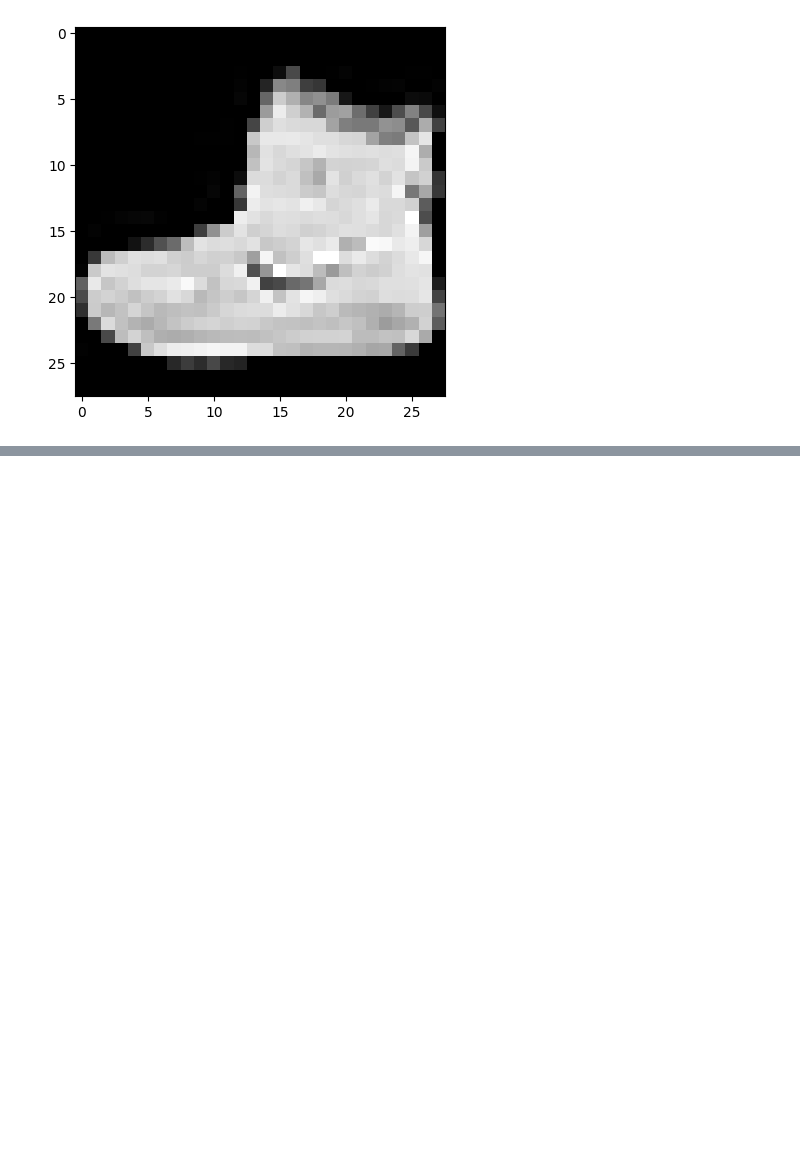
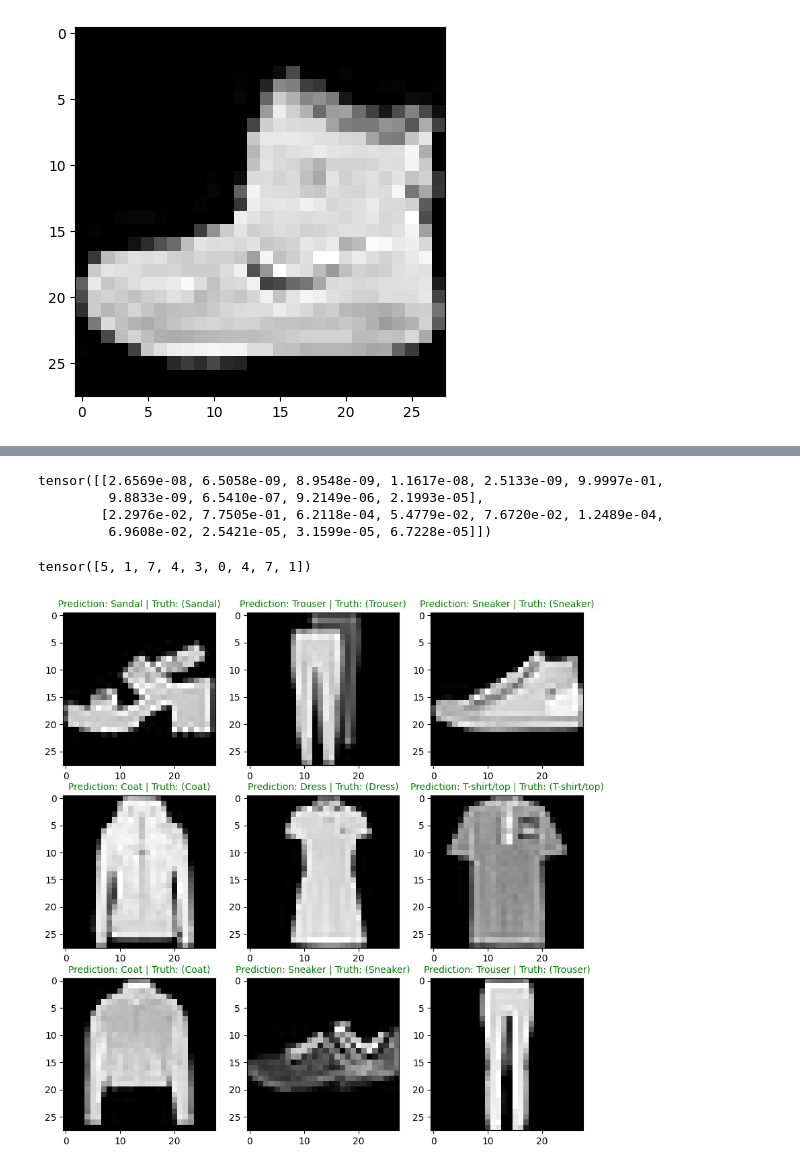
Before and after one commit to lherbbb/LearningPyTorch_1, a Jupyter notebook: Chapter 3 - Computer Vision.ipynb, the cells around one changed output, grey strips where cells are left out. Cells and saved outputs as stored; diff of their text form; code cells hidden in the pictures; blank space fills up the shorter version.

```diff
--- a/Chapter 3 - Computer Vision.ipynb
+++ b/Chapter 3 - Computer Vision.ipynb
@@ -744,0 +795,6 @@ plt.imshow(image.squeeze(), cmap='gray')
+# %%
+# Setup loss func, eval metrics, and optimizer
+from helper_functions import accuracy_fn
+
+optimizer = torch.optim.SGD(params=model_2.parameters(), lr=0.1)
+loss_fn = nn.CrossEntropyLoss()
@@ -744,0 +958,43 @@ plt.imshow(image.squeeze(), cmap='gray')
+# %%
+# Make predictions
+pred_probs = make_predictions(model=model_2,
+                              data=test_samples,
+                              device='cpu')
+pred_probs[:2]
+# %% [output]
+tensor([[2.6569e-08, 6.5058e-09, 8.9548e-09, 1.1617e-08, 2.5133e-09, 9.9997e-01,
+         9.8833e-09, 6.5410e-07, 9.2149e-06, 2.1993e-05],
+        [2.2976e-02, 7.7505e-01, 6.2118e-04, 5.4779e-02, 7.6720e-02, 1.2489e-04,
+         6.9608e-02, 2.5421e-05, 3.1599e-05, 6.7228e-05]])
+# %%
+# Convert prediction probabilties to labels
+pred_classes = pred_probs.argmax(dim=1)
+pred_classes
+# %% [output]
+tensor([5, 1, 7, 4, 3, 0, 4, 7, 1])
+# %%
+# Plot predictions
+plt.figure(figsize=(10, 10))
+nrows, ncols = 3, 3
+for i, sample in enumerate(test_samples):
+    # Create subplots
+    plt.subplot(nrows, ncols, i + 1)
+
+    # Plot the target image
+    plt.imshow(sample.squeeze(), cmap='gray')
+
+    # Find the prediction in text form
+    pred_label = class_names[pred_classes[i]]
+    # Get truth label in text form
+    truth_label = class_names[test_labels[i]]
+
+    # Create title
+    title_text = f"Prediction: {pred_label} | Truth: ({truth_label})"
+
+    # Check for equality between pred and truth and change color of text
+    if pred_label == truth_label:
+        plt.title(title_text, fontsize=10, c='g') # Green if right, red if wrong
+    else:
+        plt.title(title_text, fontsize=10, c='r')
+# %% [output]
+[figure, added]
```
Also changed, not shown: parts of 30 cells of this notebook.
